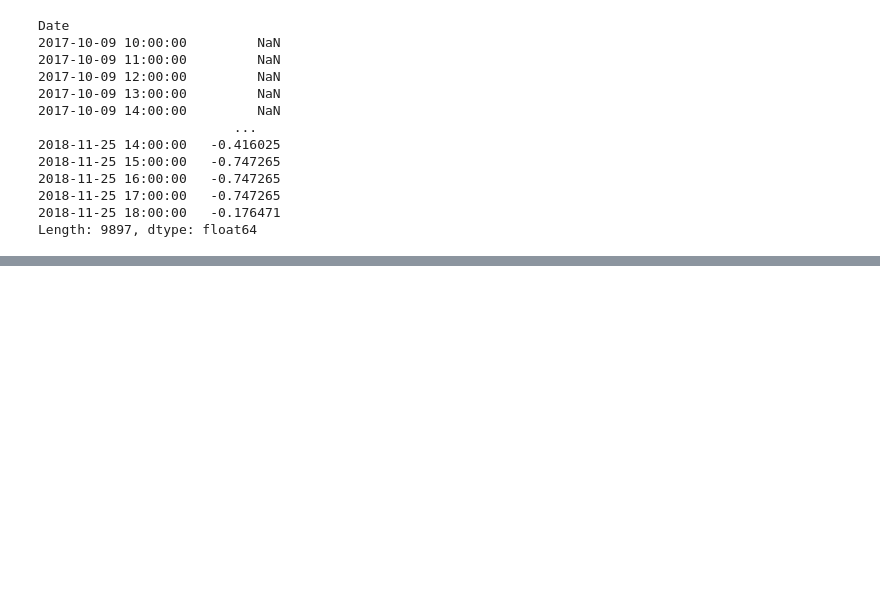
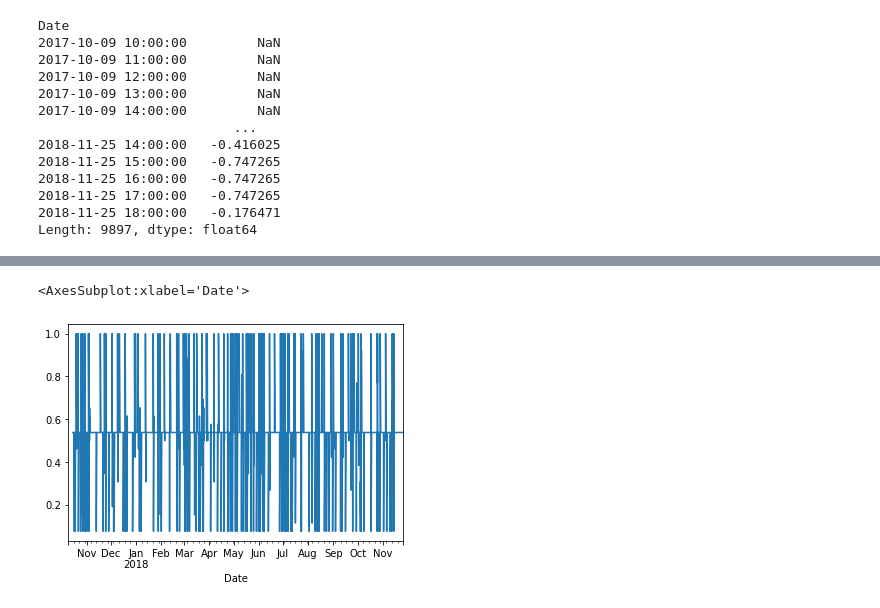
Before and after one commit to jaNGOB/101Alphas, a Jupyter notebook: tests.ipynb, the cells around one changed output, grey strips where cells are left out. Saved outputs shown, nothing was run; the diff lists cells and outputs as text; code cells hidden in the pictures; blank space fills up the shorter version.

```diff
--- a/tests.ipynb
+++ b/tests.ipynb
@@ -68,0 +86,5 @@ temp2 = u.rank(u.delta(u.delta(df.close, 1), 1))
+# %%
+u.ts_rank(u.decay_linear(u.ts_argmax(u.corr(u.ts_rank(df.close, 7), u.ts_rank(u.adv(df, 60), 4), 4), 13), 14.0365), 13)
+# %% [output]
+<AxesSubplot:xlabel='Date'>
+[figure, added]
```
Also changed, not shown: parts of 15 cells of this notebook, 2 other files.
